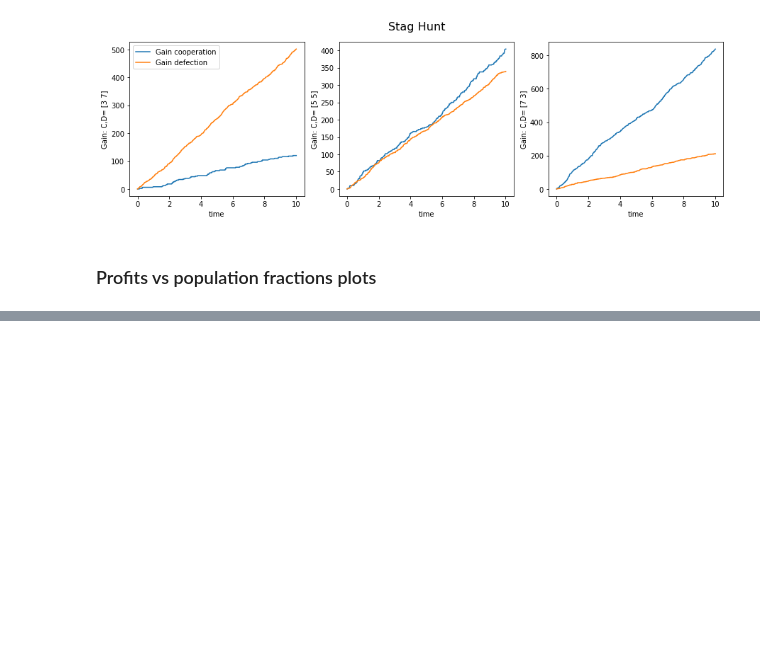
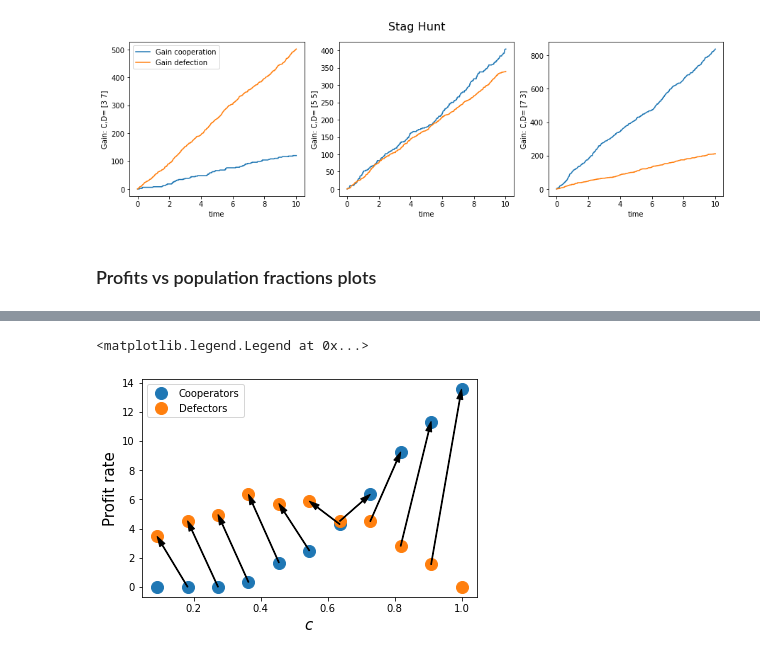
Before and after one commit to maojrs/game_theory_kinetics, a Jupyter notebook: Game theory kinetics.ipynb, the cells around one changed output, grey strips where cells are left out. Saved outputs shown, nothing was run; the diff lists cells and outputs as text; code cells hidden in the pictures; blank space fills up the shorter version.

```diff
--- a/Game theory kinetics.ipynb
+++ b/Game theory kinetics.ipynb
@@ -483,0 +487,14 @@ plt.legend()
+# %%
+# function to calculate max profit rate "a", such that P[profit \leq a] \leq 1-\alpha
+def optimumProfit(profitRateList, alpha):
+    listSize = len(profitRateList)
+    profitRateList.sort()
+    sortedProfitRates = np.array(profitRateList)
+    for j, profitRate in enumerate(sortedProfitRates):
+        a = profitRate
+        subsetProfitRates = sortedProfitRates[sortedProfitRates<=a]
+        prLessThanA = len(subsetProfitRates)/listSize
+        if prLessThanA <= 1.0 - alpha:
+            continue
+        else:
+            return a
@@ -483,0 +554,21 @@ plt.legend()
+# %%
+# Plot profit rate vs population fraction
+plt.plot(cooperatorFraction, riskAverseProfC, 'o', markersize=12, label = "Cooperators" )
+plt.plot(cooperatorFraction, riskAverseProfD, 'o', markersize=12, label = "Defectors")
+for i in range(numDataPoints -1):
+    x1 = cooperatorFraction[i+1]
+    y1 = riskAverseProfC[i+1]
+    x2 = cooperatorFraction[i]
+    y2 = riskAverseProfD[i]
+    #plt.arrow(x, y, dx, dy, head_width=0.05, head_length=0.1, fc='k', ec='k')
+    if (y2>=y1):
+        plt.annotate('', xy=(x2, y2), xytext=(x1, y1), arrowprops=dict(width=0.7,headwidth=6,headlength=10,color='k'))
+    else:
+        plt.annotate('', xy=(x1, y1), xytext=(x2, y2), arrowprops=dict(width=0.7,headwidth=6,headlength=10,color='k'))
+
+plt.xlabel(r'$c$', fontsize =15)
+plt.ylabel(r'Profit rate', fontsize =15)
+plt.legend()
+# %% [output]
+<matplotlib.legend.Legend at 0x...>
+[figure, added]
```
Also changed, not shown: parts of 8 cells of this notebook.
